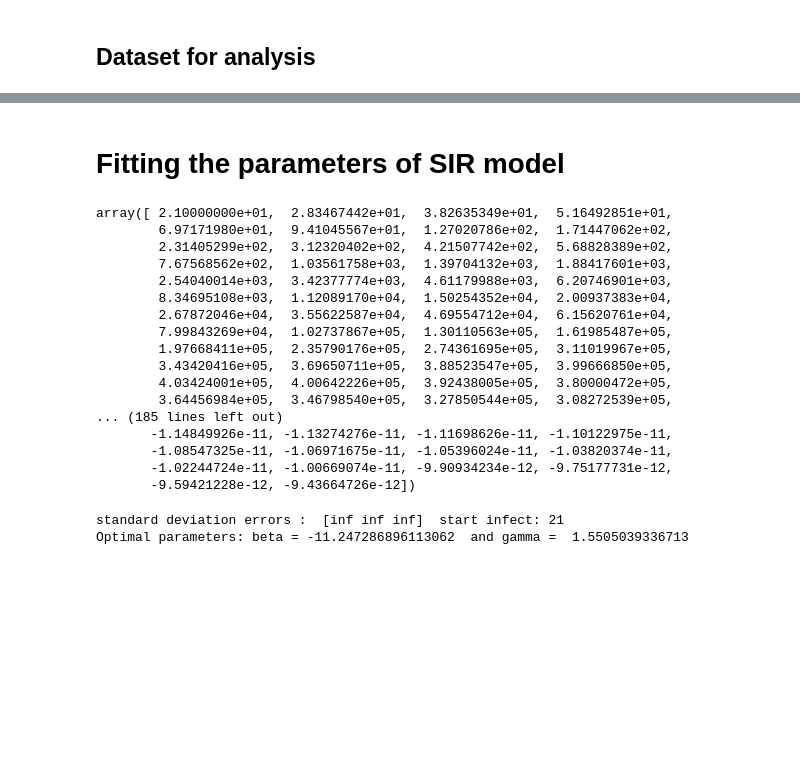
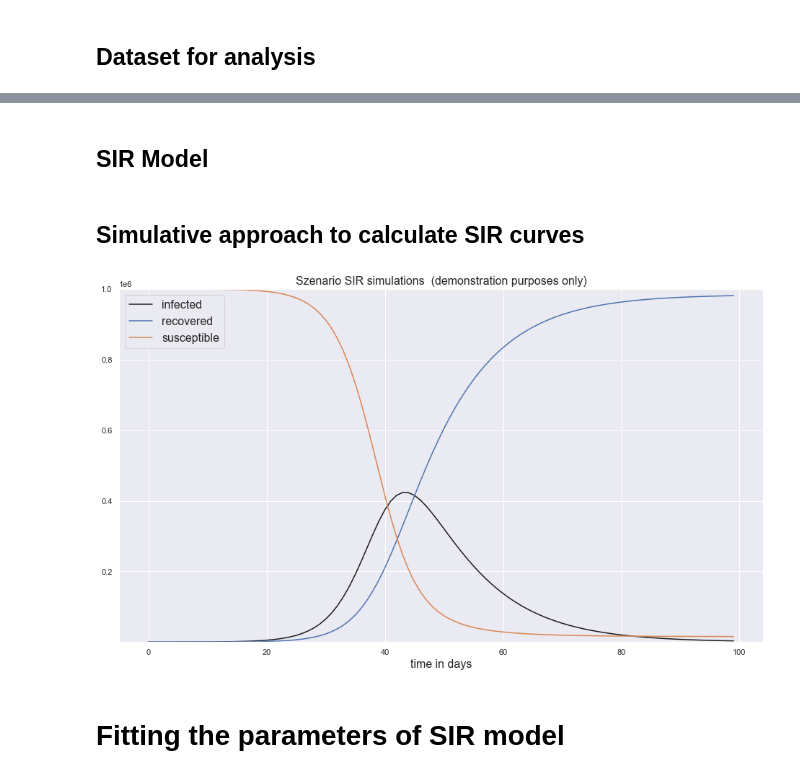
Before and after one commit to dheerajvarma24/Covid-dashboard-for-data-analysis, a Jupyter notebook: notebooks/Entreprise Data Science submission part 4.ipynb, the cells around one changed output, grey strips where cells are left out. Drawn from its saved outputs; the diff is of its cells as text; code cells hidden in the pictures; blank space fills up the shorter version.

```diff
--- a/notebooks/Entreprise Data Science submission part 4.ipynb
+++ b/notebooks/Entreprise Data Science submission part 4.ipynb
@@ -24,6 +34,6 @@ pd.set_option('display.max_rows', 1000)
 ## Dataset for analysis
 # %%
 #Read the data
-df_analyse=pd.read_csv('../data/processed/COVID_small_flat_table.csv',sep=';')
-df_analyse.sort_values('date',ascending=True).tail()
-df_analyse = df_analyse.drop(columns={'Unnamed: 0'}, axis=1)
+df_analyse=pd.read_csv('data/processed/COVID_small_flat_table.csv',sep=';')
+df_analyse = df_analyse.drop(columns={'Unnamed: 0'})
+df_analyse.sort_values('date',ascending=True).head()
@@ -29,0 +47,2 @@ df_analyse = df_analyse.drop(columns={'Unnamed: 0'}, axis=1)
+# %% [markdown]
+## SIR Model
@@ -30,2 +88,36 @@ df_analyse = df_analyse.drop(columns={'Unnamed: 0'}, axis=1)
+# %% [markdown]
+## Simulative approach to calculate SIR curves
+# %%
+SIR=np.array([S0,I0,R0])
+propagation_rates=pd.DataFrame(columns={'susceptible':S0,
+                                        'infected':I0,
+                                        'recoverd':R0})
+
+
+
+for each_t in np.arange(100):
+
+    new_delta_vec=SIR_model(SIR,beta,gamma)
+
+    SIR=SIR+new_delta_vec
+
+    propagation_rates=propagation_rates.append({'susceptible':SIR[0],
+                                                'infected':SIR[1],
+                                                'recovered':SIR[2]}, ignore_index=True)
+# %%
+fig, ax1 = plt.subplots(1, 1)
+
+ax1.plot(propagation_rates.index,propagation_rates.infected,label='infected',color='k')
+ax1.plot(propagation_rates.index,propagation_rates.recovered,label='recovered')
+ax1.plot(propagation_rates.index,propagation_rates.susceptible,label='susceptible')
+
+ax1.set_ylim(10, 1000000)
+ax1.set_yscale('linear')
+ax1.set_title('Szenario SIR simulations  (demonstration purposes only)',size=16)
+ax1.set_xlabel('time in days',size=16)
+ax1.legend(loc='best',
+           prop={'size': 16});
+# %% [output]
+[figure, added]
 # %% [markdown]
 # Fitting the parameters of SIR model
@@ -75,31 +152,0 @@ def fit_odeint(t, N, beta, gamma):
-# %%
-# the resulting curve has to be fitted
-# free parameters are here beta and gamma
-fit_odeint(t, N, beta, gamma)
-# %% [output]
-array([ 2.10000000e+01,  2.83467442e+01,  3.82635349e+01,  5.16492851e+01,
-        6.97171980e+01,  9.41045567e+01,  1.27020786e+02,  1.71447062e+02,
-        2.31405299e+02,  3.12320402e+02,  4.21507742e+02,  5.68828389e+02,
-        7.67568562e+02,  1.03561758e+03,  1.39704132e+03,  1.88417601e+03,
-        2.54040014e+03,  3.42377774e+03,  4.61179988e+03,  6.20746901e+03,
-        8.34695108e+03,  1.12089170e+04,  1.50254352e+04,  2.00937383e+04,
-        2.67872046e+04,  3.55622587e+04,  4.69554712e+04,  6.15620761e+04,
-        7.99843269e+04,  1.02737867e+05,  1.30110563e+05,  1.61985487e+05,
-        1.97668411e+05,  2.35790176e+05,  2.74361695e+05,  3.11019967e+05,
-        3.43420416e+05,  3.69650711e+05,  3.88523547e+05,  3.99666850e+05,
-        4.03424001e+05,  4.00642226e+05,  3.92438005e+05,  3.80000472e+05,
-        3.64456984e+05,  3.46798540e+05,  3.27850544e+05,  3.08272539e+05,
-... (185 lines left out)
-       -1.14849926e-11, -1.13274276e-11, -1.11698626e-11, -1.10122975e-11,
-       -1.08547325e-11, -1.06971675e-11, -1.05396024e-11, -1.03820374e-11,
-       -1.02244724e-11, -1.00669074e-11, -9.90934234e-12, -9.75177731e-12,
-       -9.59421228e-12, -9.43664726e-12])
-# %%
-popt, pcov = optimize.curve_fit(fit_odeint, t, ydata)
-perr = np.sqrt(np.diag(pcov))
-
-print('standard deviation errors : ',str(perr), ' start infect:',ydata[0])
-print("Optimal parameters: beta =", popt[0], " and gamma = ", popt[1])
-# %% [output]
-standard deviation errors :  [inf inf inf]  start infect: 21
-Optimal parameters: beta = -11.247286896113062  and gamma =  1.5505039336713
```
Also changed, not shown: parts of 17 cells of this notebook, 4 other files.
